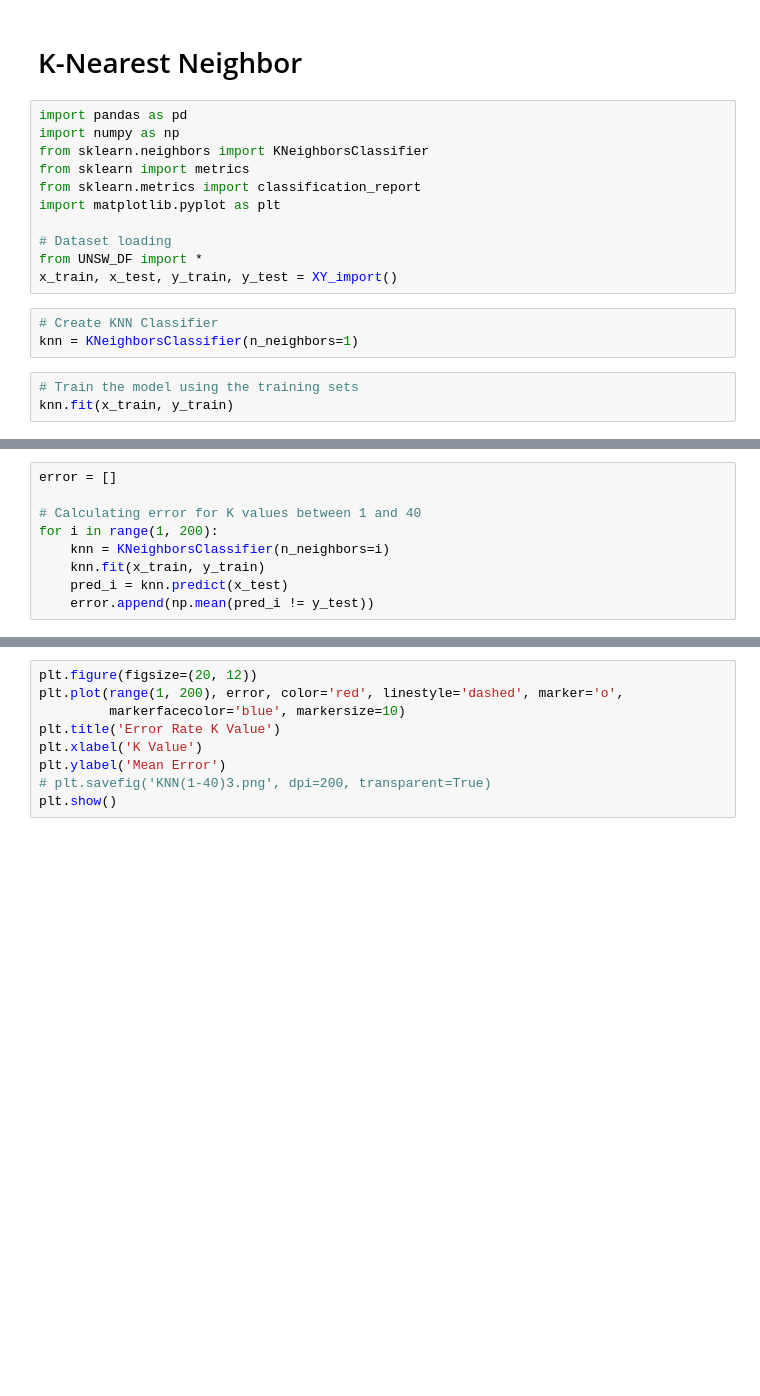
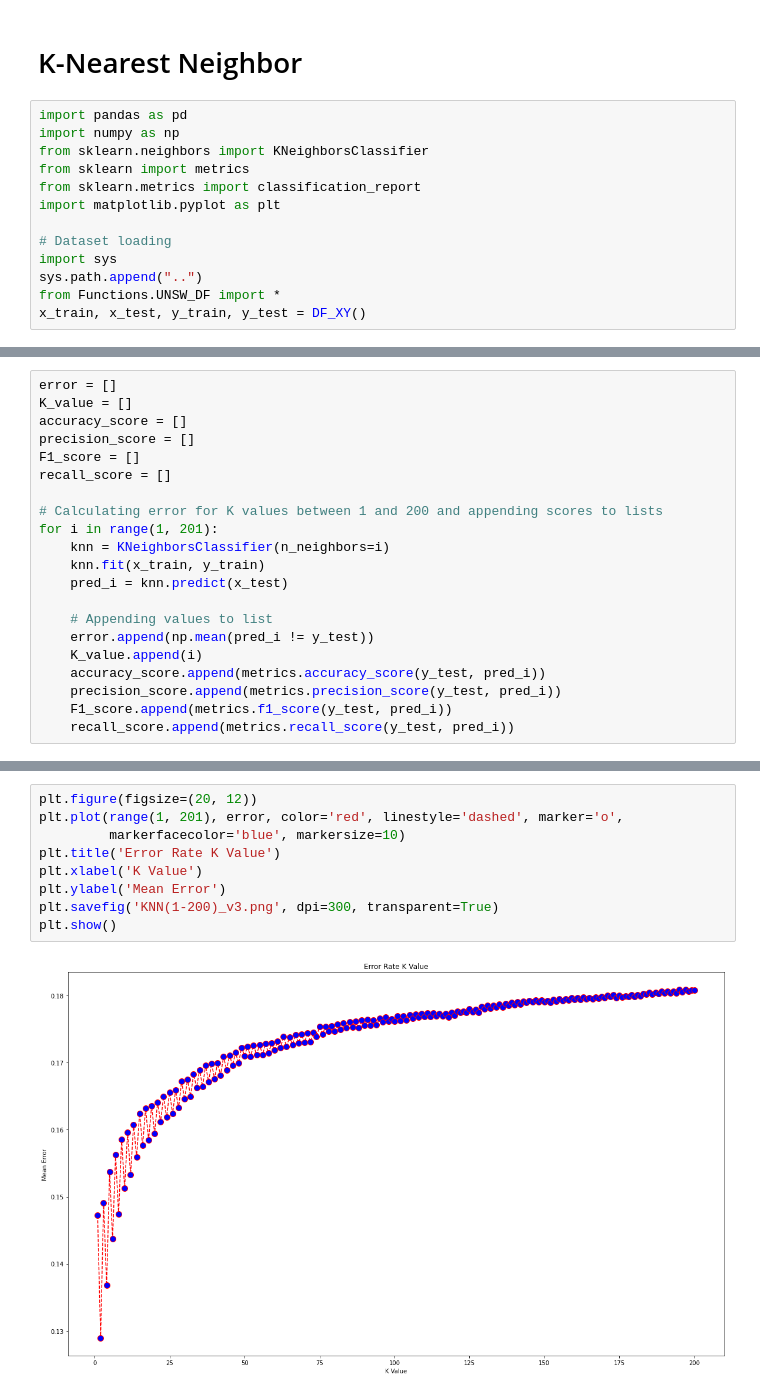
Before and after one commit to sajepangnanasivam/Anomaly-Detection, a Jupyter notebook: KNN/(2) K-Nearest Neighbo (1-40)-Sajepans MacBook Pro.ipynb, the cells around one changed output, grey strips where cells are left out. Saved outputs shown, nothing was run; the diff lists cells and outputs as text; blank space fills up the shorter version.

Commit message:
KNN
Updated file names. Updated KNN 1-40 to append metrics and save a new dataframe as csv.

```diff
--- a/KNN/(2) K-Nearest Neighbo (1-40)-Sajepans MacBook Pro.ipynb
+++ b/KNN/(2) K-Nearest Neighbo (1-40)-Sajepans MacBook Pro.ipynb
@@ -9,11 +9,7 @@ from sklearn.metrics import classification_report
 import matplotlib.pyplot as plt
 
 # Dataset loading
-from UNSW_DF import *
-x_train, x_test, y_train, y_test = XY_import()
+import sys
+sys.path.append("..")
+from Functions.UNSW_DF import *
+x_train, x_test, y_train, y_test = DF_XY()
-# %%
-# Create KNN Classifier
-knn = KNeighborsClassifier(n_neighbors=1)
-# %%
-# Train the model using the training sets
-knn.fit(x_train, y_train)
@@ -37,9 +16,21 @@ print('Accuracy on test data: \t\t{}% \n Error on test data: \t\t{}'.format(scor
 # %%
 error = []
+K_value = []
+accuracy_score = []
+precision_score = []
+F1_score = []
+recall_score = []
 
-# Calculating error for K values between 1 and 40
-for i in range(1, 200):
+# Calculating error for K values between 1 and 200 and appending scores to lists
+for i in range(1, 201):
     knn = KNeighborsClassifier(n_neighbors=i)
     knn.fit(x_train, y_train)
     pred_i = knn.predict(x_test)
+
+    # Appending values to list
     error.append(np.mean(pred_i != y_test))
+    K_value.append(i)
+    accuracy_score.append(metrics.accuracy_score(y_test, pred_i))
+    precision_score.append(metrics.precision_score(y_test, pred_i))
+    F1_score.append(metrics.f1_score(y_test, pred_i))
+    recall_score.append(metrics.recall_score(y_test, pred_i))
@@ -46,9 +54,11 @@ for i in range(1, 200):
 # %%
 plt.figure(figsize=(20, 12))
-plt.plot(range(1, 200), error, color='red', linestyle='dashed', marker='o',
+plt.plot(range(1, 201), error, color='red', linestyle='dashed', marker='o',
          markerfacecolor='blue', markersize=10)
 plt.title('Error Rate K Value')
 plt.xlabel('K Value')
 plt.ylabel('Mean Error')
-# plt.savefig('KNN(1-40)3.png', dpi=200, transparent=True)
+plt.savefig('KNN(1-200)_v3.png', dpi=300, transparent=True)
 plt.show()
+# %% [output]
+[figure, added]
```
Also changed, not shown: parts of 7 cells of this notebook, 12 other files.
